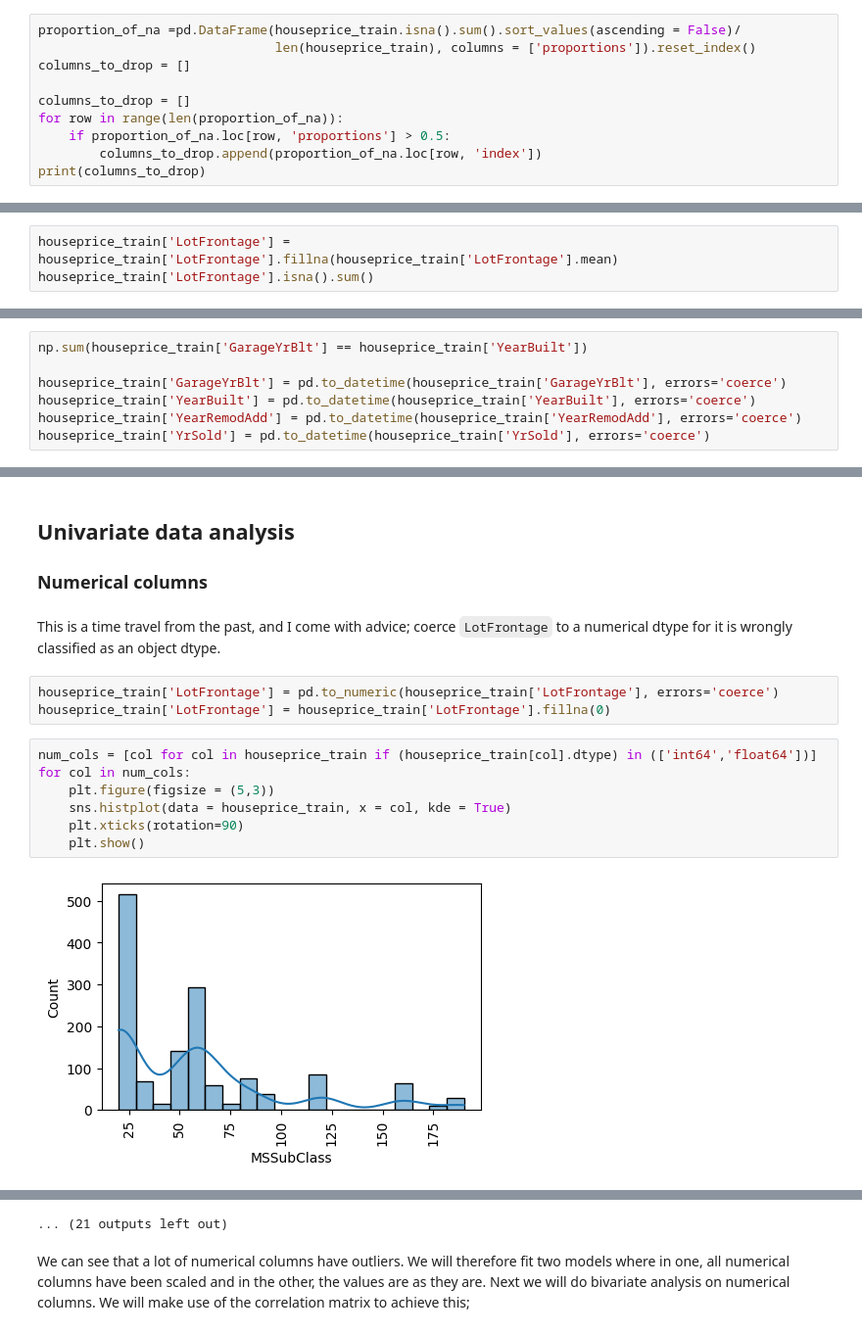
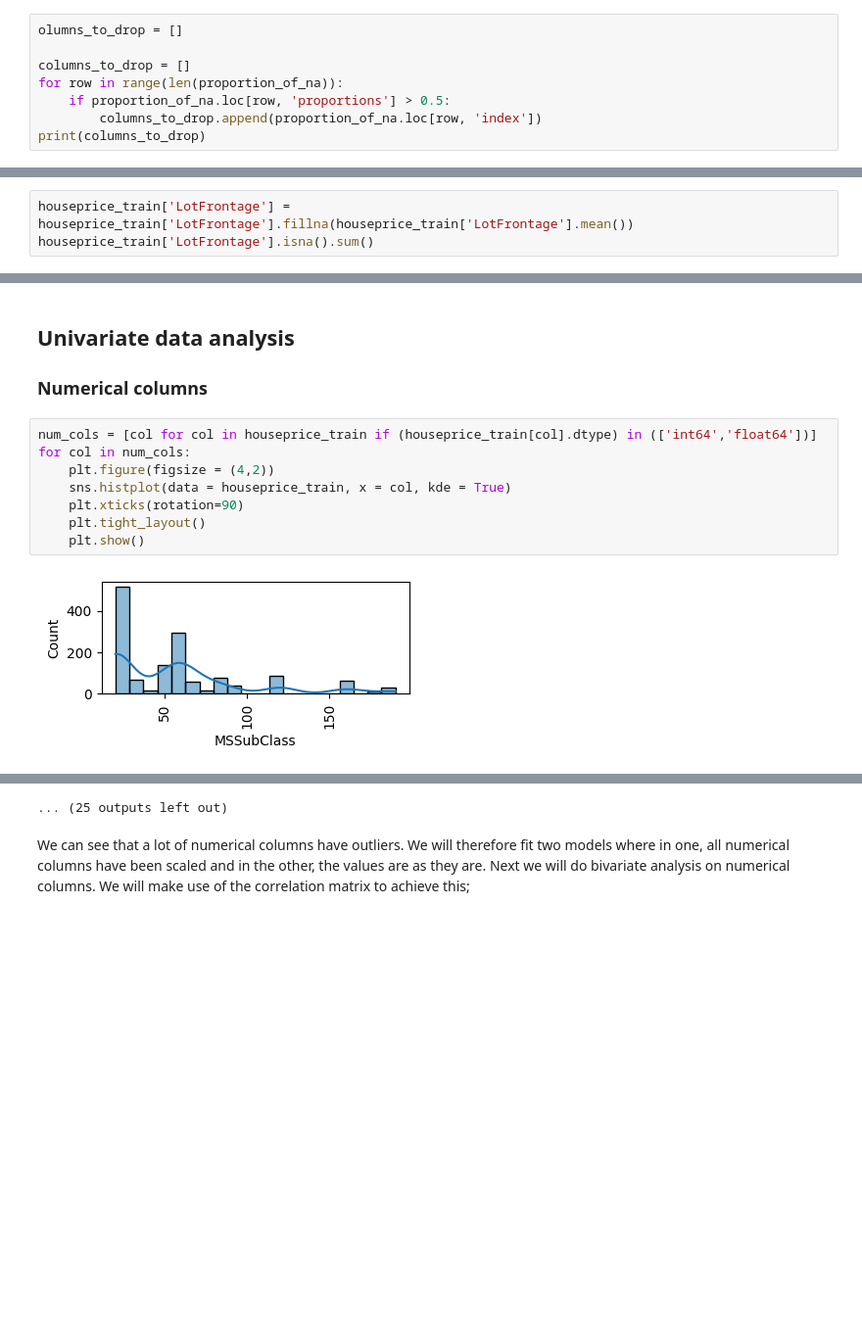
Before and after one commit to noah1-alt/Machine-Learning-Projects, a Jupyter notebook: future-ml-01.ipynb, the cells around one changed output, grey strips where cells are left out. Shown at 98% size. Drawn from its saved outputs; the diff is of its cells as text; blank space fills up the shorter version.

```diff
--- a/future-ml-01.ipynb
+++ b/future-ml-01.ipynb
@@ -133,7 +143,5 @@ Length: 80, dtype: float64
 # %%
-proportion_of_na =pd.DataFrame(houseprice_train.isna().sum().sort_values(ascending = False)/
-                               len(houseprice_train), columns = ['proportions']).reset_index()
-columns_to_drop = []
+olumns_to_drop = []
 
 columns_to_drop = []
 for row in range(len(proportion_of_na)):
@@ -204,7 +212,7 @@ plt.show()
 # %% [markdown]
 The `LotFrontge` values appear to be normally distributed. We will therefore do our imputation using the mean.
 # %%
-houseprice_train['LotFrontage'] = houseprice_train['LotFrontage'].fillna(houseprice_train['LotFrontage'].mean)
+houseprice_train['LotFrontage'] = houseprice_train['LotFrontage'].fillna(houseprice_train['LotFrontage'].mean())
 houseprice_train['LotFrontage'].isna().sum()
 # %% [output]
 0
@@ -251,10 +259,3 @@ houseprice_train['GarageQual'] = houseprice_train['GarageQual'].fillna(housepric
 houseprice_train['GarageCond'] = houseprice_train['GarageCond'].fillna(houseprice_train['GarageCond'].mode()[0])
 # %% [markdown]
 How many observations have the year of building garage equal to the year of construction?
-# %%
-np.sum(houseprice_train['GarageYrBlt'] == houseprice_train['YearBuilt'])
-
-houseprice_train['GarageYrBlt'] = pd.to_datetime(houseprice_train['GarageYrBlt'], errors='coerce')
-houseprice_train['YearBuilt'] = pd.to_datetime(houseprice_train['YearBuilt'], errors='coerce')
-houseprice_train['YearRemodAdd'] = pd.to_datetime(houseprice_train['YearRemodAdd'], errors='coerce')
-houseprice_train['YrSold'] = pd.to_datetime(houseprice_train['YrSold'], errors='coerce')
@@ -266,17 +276,13 @@ houseprice_train['GarageYrBlt'] = np.where(houseprice_train['GarageYrBlt'].isna(
 # %% [markdown]
 ## Univariate data analysis
 ### Numerical columns
-# %% [markdown]
-This is a time travel from the past, and I come with advice; coerce `LotFrontage` to a numerical dtype for it is wrongly classified as an object dtype.
-# %%
-houseprice_train['LotFrontage'] = pd.to_numeric(houseprice_train['LotFrontage'], errors='coerce')
-houseprice_train['LotFrontage'] = houseprice_train['LotFrontage'].fillna(0)
 # %%
 num_cols = [col for col in houseprice_train if (houseprice_train[col].dtype) in (['int64','float64'])]
 for col in num_cols:
-    plt.figure(figsize = (5,3))
+    plt.figure(figsize = (4,2))
     sns.histplot(data = houseprice_train, x = col, kde = True)
     plt.xticks(rotation=90)
+    plt.tight_layout()
     plt.show()
 # %% [output]
-[figure, old version]
+[figure, new version]
@@ -294,4 +300,4 @@ for col in num_cols:
-... (21 outputs left out)
+... (25 outputs left out)
 # %% [markdown]
 We can see that a lot of numerical columns have outliers. We will therefore fit two models where in one, all numerical columns have been scaled and in the other, the values are as they are.
 Next we will do bivariate analysis on numerical columns. We will make use of the correlation matrix to achieve this;
```
Also changed, not shown: parts of 38 cells of this notebook.
